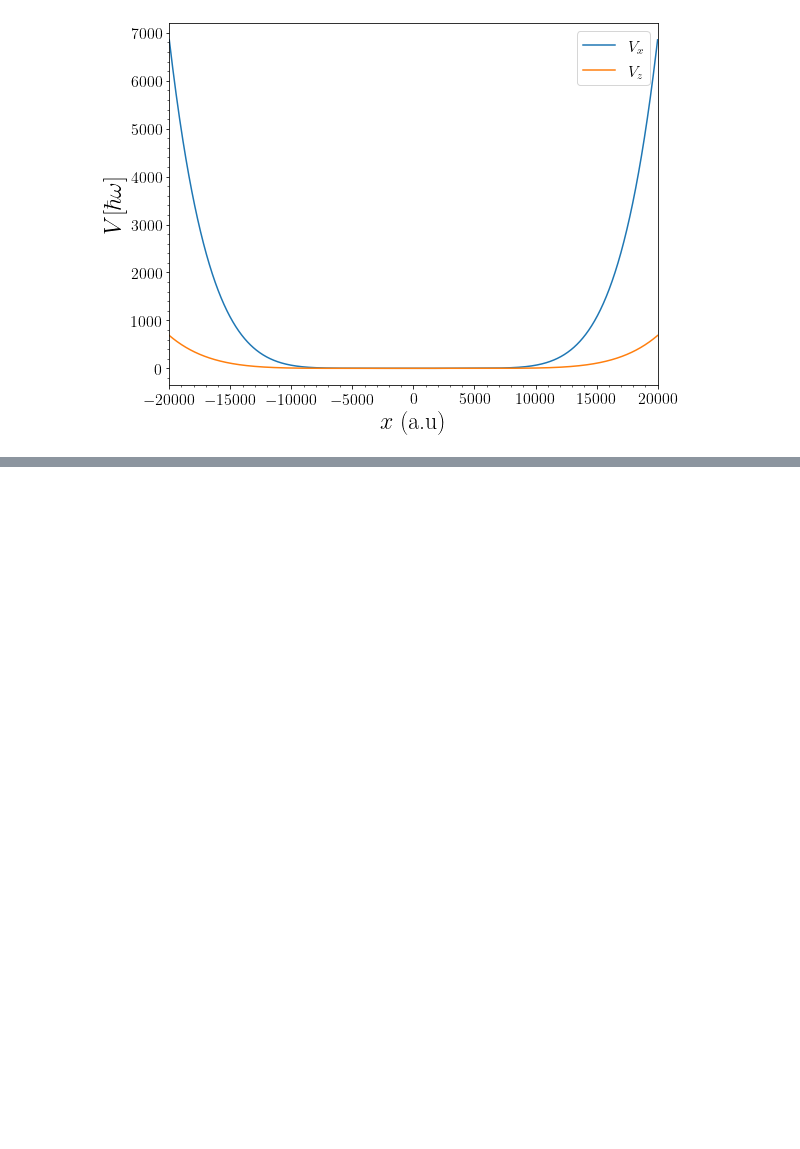
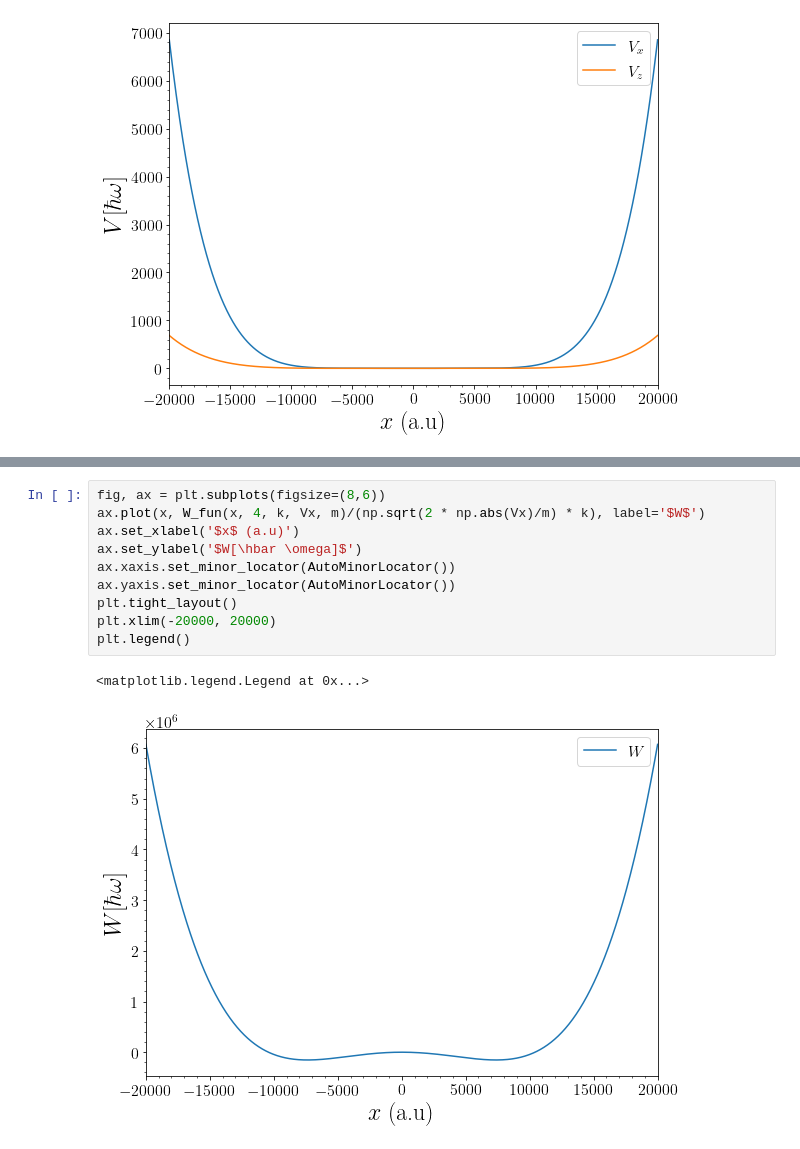
Before and after one commit to TsspGit/Ultracold_Atoms_src, a Jupyter notebook: Optical_Trap.ipynb, the cells around one changed output, grey strips where cells are left out. Saved outputs shown, nothing was run; the diff lists cells and outputs as text; blank space fills up the shorter version.

```diff
--- a/Optical_Trap.ipynb
+++ b/Optical_Trap.ipynb
@@ -90,0 +119,13 @@ plt.savefig('General_figures/Potential2d.png', dpi=200)
+# %%
+fig, ax = plt.subplots(figsize=(8,6))
+ax.plot(x, W_fun(x, 4, k, Vx, m)/(np.sqrt(2 * np.abs(Vx)/m) * k), label='$W$')
+ax.set_xlabel('$x$ (a.u)')
+ax.set_ylabel('$W[\hbar \omega]$')
+ax.xaxis.set_minor_locator(AutoMinorLocator())
+ax.yaxis.set_minor_locator(AutoMinorLocator())
+plt.tight_layout()
+plt.xlim(-20000, 20000)
+plt.legend()
+# %% [output]
+<matplotlib.legend.Legend at 0x...>
+[figure, added]
```
Also changed, not shown: parts of 6 cells of this notebook.
